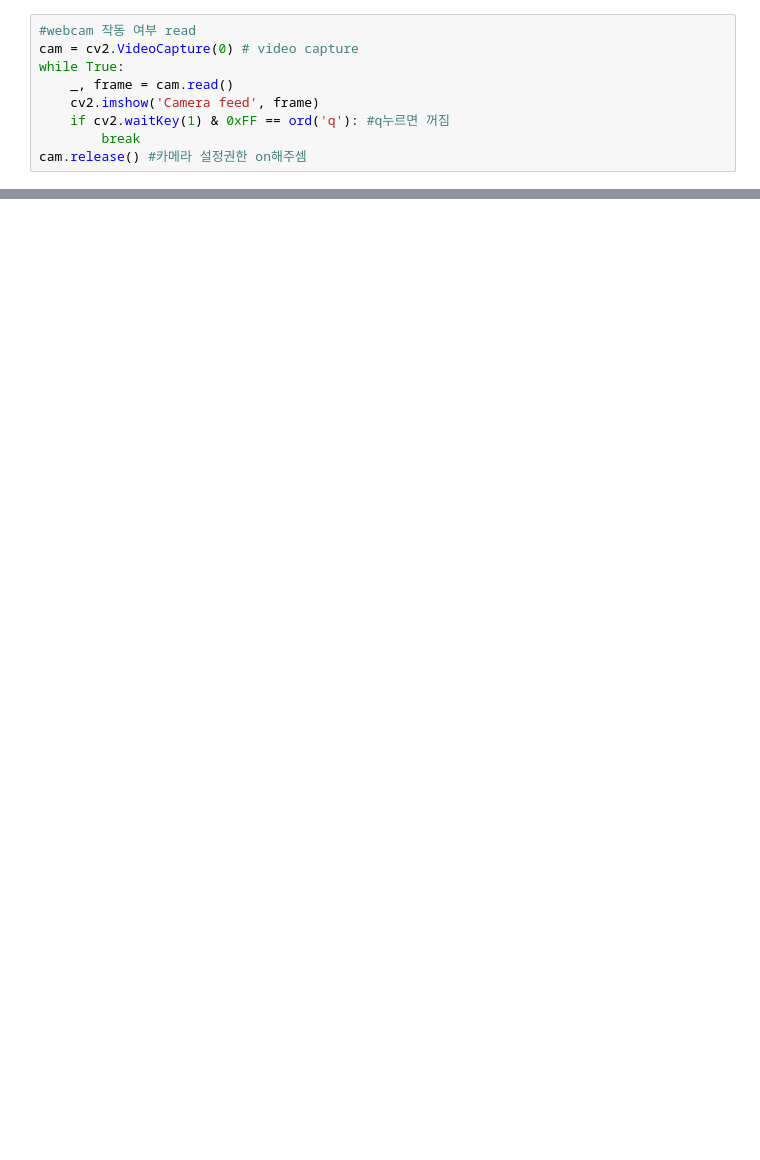
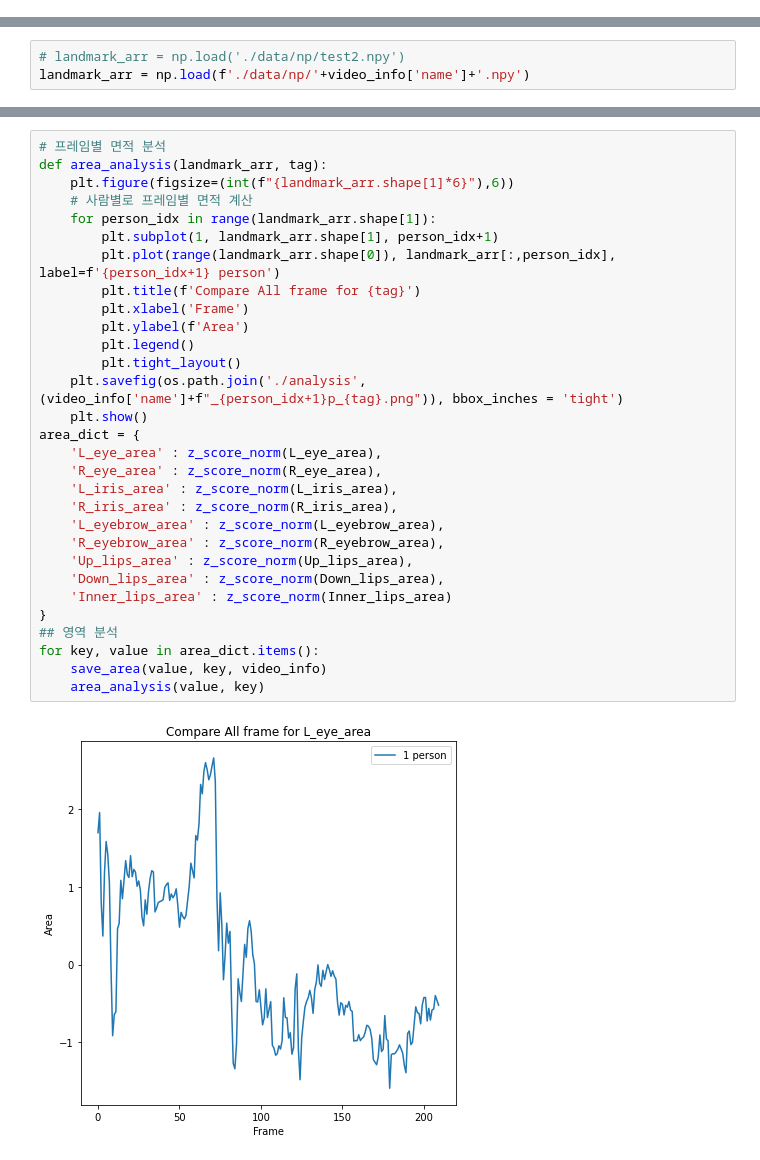
Before and after one commit to dablro12/Psycho-Detector, a Jupyter notebook: main.ipynb, the cells around one changed output, grey strips where cells are left out. Drawn from its saved outputs; the diff is of its cells as text; blank space fills up the shorter version.

Commit message:
Analysis Updating
Feature Analysis Update

```diff
--- a/main.ipynb
+++ b/main.ipynb
@@ -1,9 +0,0 @@
-# %%
-#webcam 작동 여부 read
-cam = cv2.VideoCapture(0) # video capture
-while True:
-    _, frame = cam.read()
-    cv2.imshow('Camera feed', frame)
-    if cv2.waitKey(1) & 0xFF == ord('q'): #q누르면 꺼짐
-        break
-cam.release() #카메라 설정권한 on해주셈
@@ -66,0 +650,3 @@ data con : Real Time
+# %%
+# landmark_arr = np.load('./data/np/test2.npy')
+landmark_arr = np.load(f'./data/np/'+video_info['name']+'.npy')
@@ -66,0 +726,32 @@ data con : Real Time
+# %%
+# 프레임별 면적 분석
+def area_analysis(landmark_arr, tag):
+    plt.figure(figsize=(int(f"{landmark_arr.shape[1]*6}"),6))
+    # 사람별로 프레임별 면적 계산
+    for person_idx in range(landmark_arr.shape[1]):
+        plt.subplot(1, landmark_arr.shape[1], person_idx+1)
+        plt.plot(range(landmark_arr.shape[0]), landmark_arr[:,person_idx], label=f'{person_idx+1} person')
+        plt.title(f'Compare All frame for {tag}')
+        plt.xlabel('Frame')
+        plt.ylabel(f'Area')
+        plt.legend()
+        plt.tight_layout()
+    plt.savefig(os.path.join('./analysis', (video_info['name']+f"_{person_idx+1}p_{tag}.png")), bbox_inches = 'tight')
+    plt.show()
+area_dict = {
+    'L_eye_area' : z_score_norm(L_eye_area),
+    'R_eye_area' : z_score_norm(R_eye_area),
+    'L_iris_area' : z_score_norm(L_iris_area),
+    'R_iris_area' : z_score_norm(R_iris_area),
+    'L_eyebrow_area' : z_score_norm(L_eyebrow_area),
+    'R_eyebrow_area' : z_score_norm(R_eyebrow_area),
+    'Up_lips_area' : z_score_norm(Up_lips_area),
+    'Down_lips_area' : z_score_norm(Down_lips_area),
+    'Inner_lips_area' : z_score_norm(Inner_lips_area)
+}
+## 영역 분석
+for key, value in area_dict.items():
+    save_area(value, key, video_info)
+    area_analysis(value, key)
+# %% [output]
+[figure, added]
```
Also changed, not shown: parts of 36 cells of this notebook.
